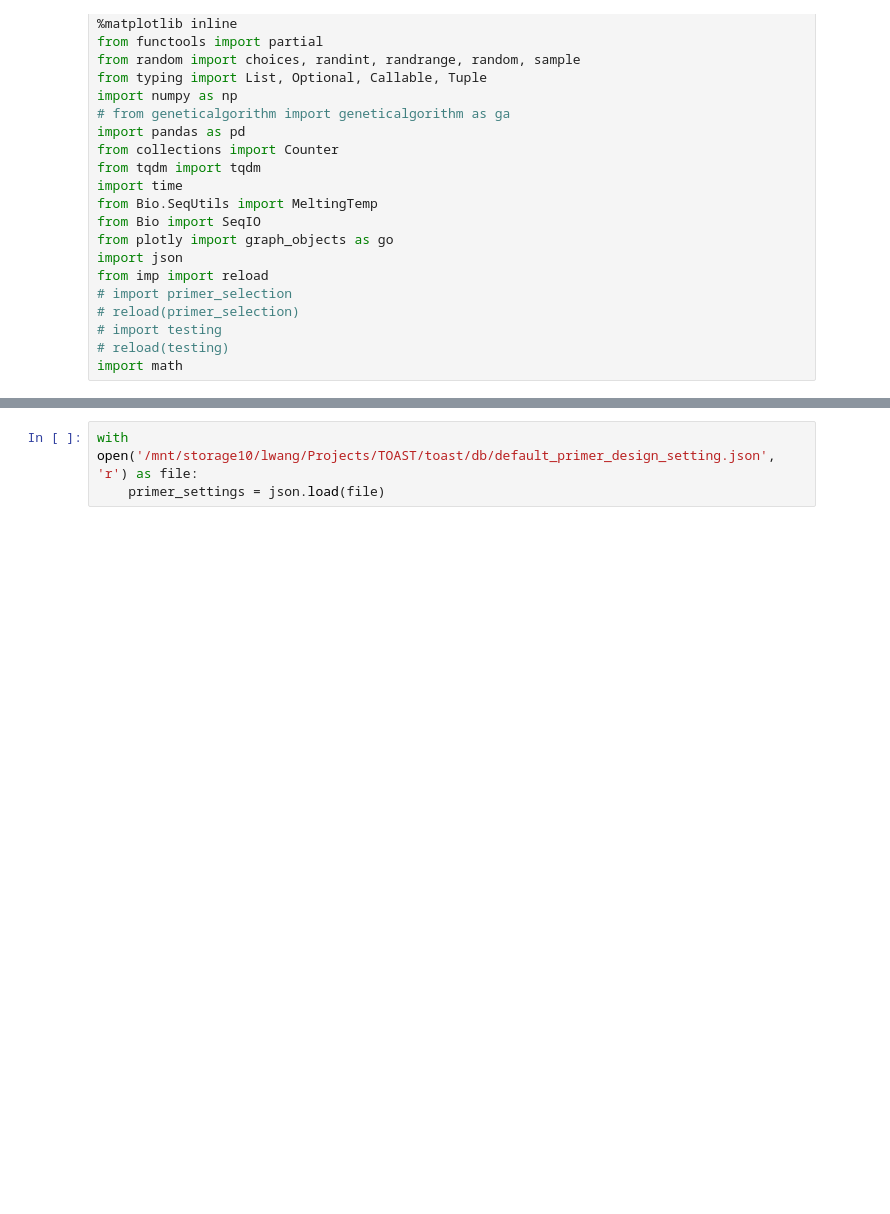
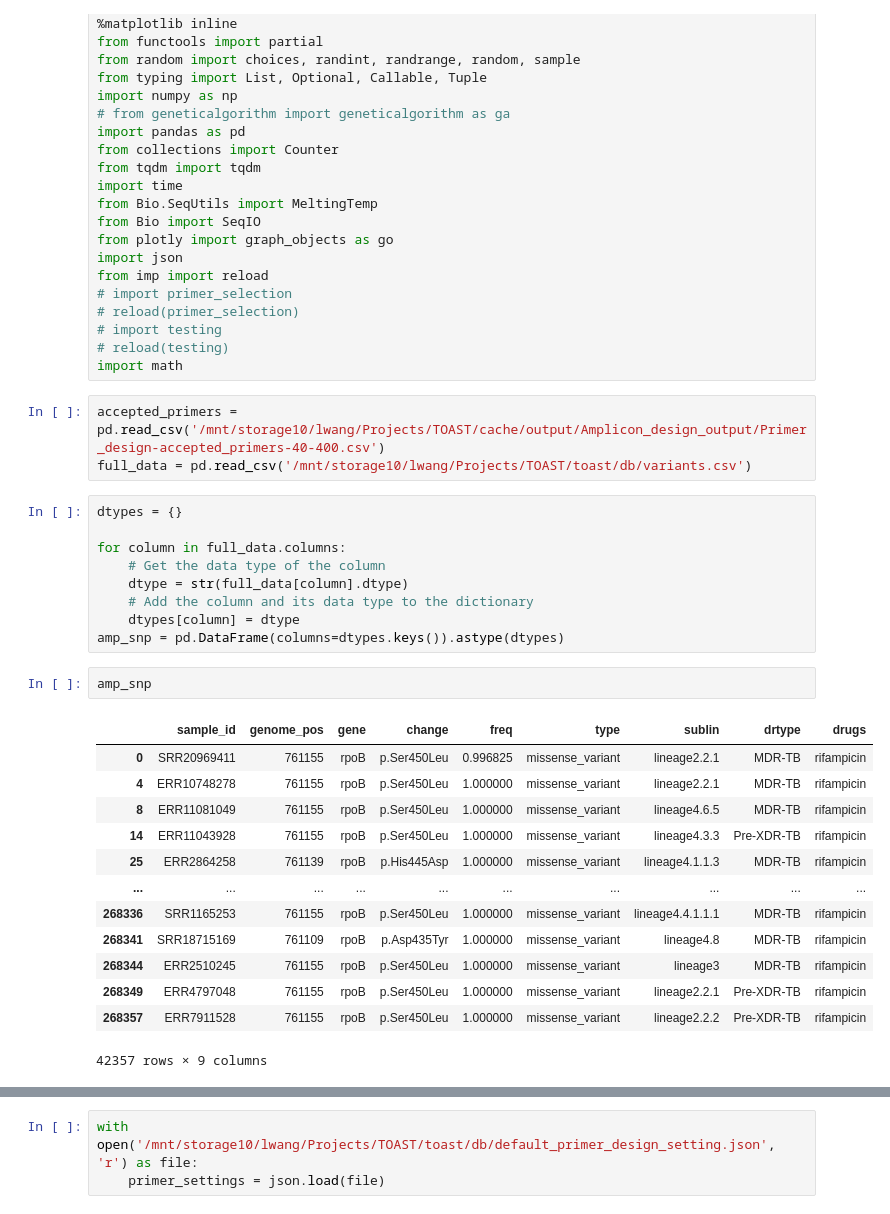
Before and after one commit to linfeng-wang/TOAST, a Jupyter notebook: cache/scratch.ipynb, the cells around one changed output, grey strips where cells are left out. Drawn from its saved outputs; the diff is of its cells as text; blank space fills up the shorter version.

```diff
--- a/cache/scratch.ipynb
+++ b/cache/scratch.ipynb
@@ -22,3 +22,31 @@ from imp import reload
 # import testing
 # reload(testing)
 import math
+# %%
+accepted_primers = pd.read_csv('/mnt/storage10/lwang/Projects/TOAST/cache/output/Amplicon_design_output/Primer_design-accepted_primers-40-400.csv')
+full_data = pd.read_csv('/mnt/storage10/lwang/Projects/TOAST/toast/db/variants.csv')
+# %%
+dtypes = {}
+
+for column in full_data.columns:
+    # Get the data type of the column
+    dtype = str(full_data[column].dtype)
+    # Add the column and its data type to the dictionary
+    dtypes[column] = dtype
+amp_snp = pd.DataFrame(columns=dtypes.keys()).astype(dtypes)
+# %%
+amp_snp
+# %% [output]
+|  | sample_id | genome_pos | gene | change | freq | type | sublin | drtype | drugs |
+| 0 | SRR20969411 | 761155 | rpoB | p.Ser450Leu | 0.996825 | missense_variant | lineage2.2.1 | MDR-TB | rifampicin |
+| 4 | ERR10748278 | 761155 | rpoB | p.Ser450Leu | 1.000000 | missense_variant | lineage2.2.1 | MDR-TB | rifampicin |
+| 8 | ERR11081049 | 761155 | rpoB | p.Ser450Leu | 1.000000 | missense_variant | lineage4.6.5 | MDR-TB | rifampicin |
+| 14 | ERR11043928 | 761155 | rpoB | p.Ser450Leu | 1.000000 | missense_variant | lineage4.3.3 | Pre-XDR-TB | rifampicin |
+| 25 | ERR2864258 | 761139 | rpoB | p.His445Asp | 1.000000 | missense_variant | lineage4.1.1.3 | MDR-TB | rifampicin |
+| ... | ... | ... | ... | ... | ... | ... | ... | ... | ... |
+| 268336 | SRR1165253 | 761155 | rpoB | p.Ser450Leu | 1.000000 | missense_variant | lineage4.4.1.1.1 | MDR-TB | rifampicin |
+| 268341 | SRR18715169 | 761109 | rpoB | p.Asp435Tyr | 1.000000 | missense_variant | lineage4.8 | MDR-TB | rifampicin |
+| 268344 | ERR2510245 | 761155 | rpoB | p.Ser450Leu | 1.000000 | missense_variant | lineage3 | MDR-TB | rifampicin |
+| 268349 | ERR4797048 | 761155 | rpoB | p.Ser450Leu | 1.000000 | missense_variant | lineage2.2.1 | Pre-XDR-TB | rifampicin |
+| 268357 | ERR7911528 | 761155 | rpoB | p.Ser450Leu | 1.000000 | missense_variant | lineage2.2.2 | Pre-XDR-TB | rifampicin |
+42357 rows × 9 columns
```
Also changed, not shown: parts of 8 cells of this notebook, 17 other files.
